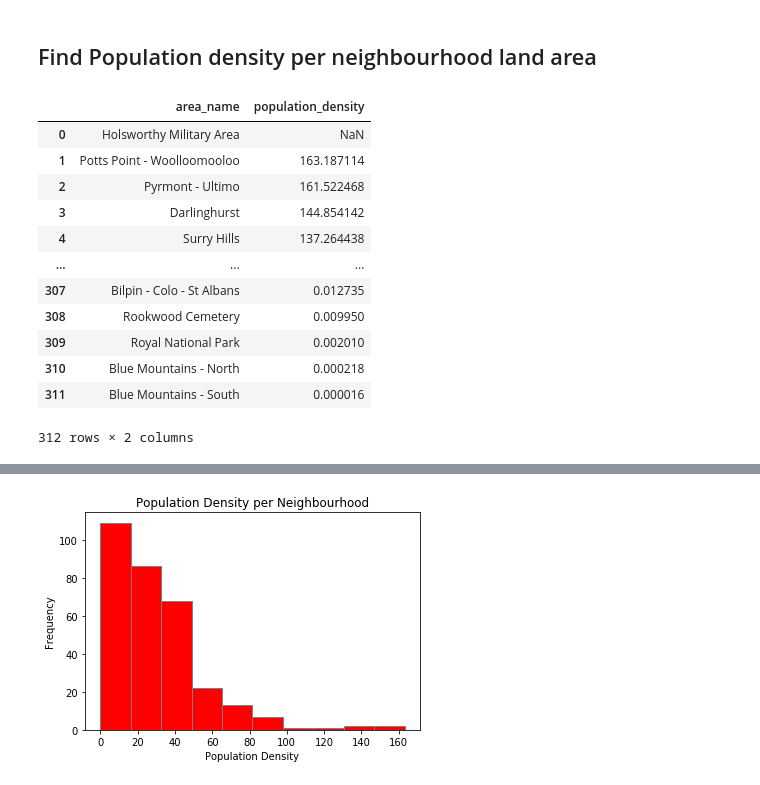
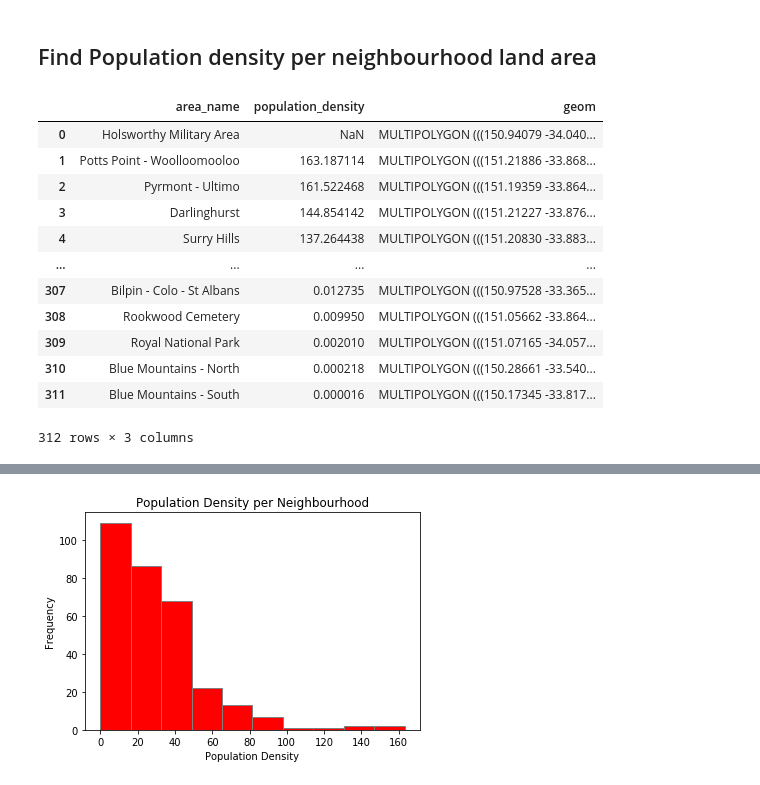
Before and after one commit to KhangNguyen22/data2001-data-science, a Jupyter notebook: Assignment.ipynb, the cells around one changed output, grey strips where cells are left out. Drawn from its saved outputs; the diff is of its cells as text; code cells hidden in the pictures.

```diff
--- a/Assignment.ipynb
+++ b/Assignment.ipynb
@@ -22,8 +22,8 @@ from pprint import pprint
 
 def pgconnect():
     # please replace <your_unikey> and <your_SID> with your own details
-    YOUR_UNIKEY = 'mngu3698'
-    YOUR_PW     = '490503902'
+    YOUR_UNIKEY = ''
+    YOUR_PW     = ''
     DB_LOGIN    = 'y20s1d2x01_'+ YOUR_UNIKEY
 
     try:
@@ -417,25 +379,23 @@ plt.show()
 # %% [markdown]
 ## Find Population density per neighbourhood land area
 # %%
-query = """select area_name, population/land_area AS population_density from neighbourhoods
+query = """select area_name, population/land_area AS population_density, geom from neighbourhoods
             ORDER BY population_density DESC;
             """
 
-population_density = pd.read_sql(query,conn)
+population_density = gpd.read_postgis(query,conn)
 population_density
-# print(population_density['area_name'][2] == hs['area_name'][0])
-# hs['area_name'][0]
 # %% [output]
-|  | area_name | population_density |
-| 0 | Holsworthy Military Area | NaN |
-| 1 | Potts Point - Woolloomooloo | 163.187114 |
-| 2 | Pyrmont - Ultimo | 161.522468 |
-| 3 | Darlinghurst | 144.854142 |
-| 4 | Surry Hills | 137.264438 |
-| ... | ... | ... |
-| 307 | Bilpin - Colo - St Albans | 0.012735 |
-| 308 | Rookwood Cemetery | 0.009950 |
-| 309 | Royal National Park | 0.002010 |
-| 310 | Blue Mountains - North | 0.000218 |
-| 311 | Blue Mountains - South | 0.000016 |
+|  | area_name | population_density | geom |
+| 0 | Holsworthy Military Area | NaN | MULTIPOLYGON (((150.94079 -34.040... |
+| 1 | Potts Point - Woolloomooloo | 163.187114 | MULTIPOLYGON (((151.21886 -33.868... |
+| 2 | Pyrmont - Ultimo | 161.522468 | MULTIPOLYGON (((151.19359 -33.864... |
+| 3 | Darlinghurst | 144.854142 | MULTIPOLYGON (((151.21227 -33.876... |
+| 4 | Surry Hills | 137.264438 | MULTIPOLYGON (((151.20830 -33.883... |
+| ... | ... | ... | ... |
+| 307 | Bilpin - Colo - St Albans | 0.012735 | MULTIPOLYGON (((150.97528 -33.365... |
+| 308 | Rookwood Cemetery | 0.009950 | MULTIPOLYGON (((151.05662 -33.864... |
+| 309 | Royal National Park | 0.002010 | MULTIPOLYGON (((151.07165 -34.057... |
+| 310 | Blue Mountains - North | 0.000218 | MULTIPOLYGON (((150.28661 -33.540... |
+| 311 | Blue Mountains - South | 0.000016 | MULTIPOLYGON (((150.17345 -33.817... |
-312 rows × 2 columns
+312 rows × 3 columns
```
Also changed, not shown: parts of 17 cells of this notebook.
